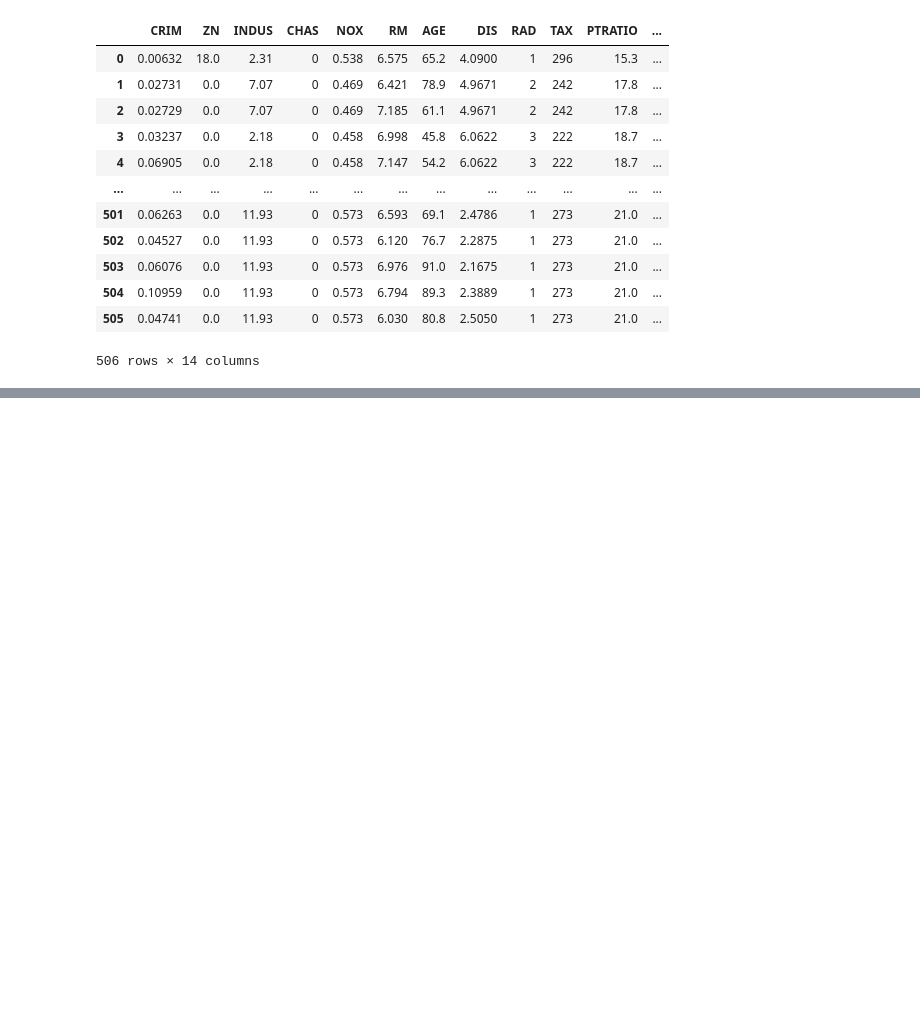
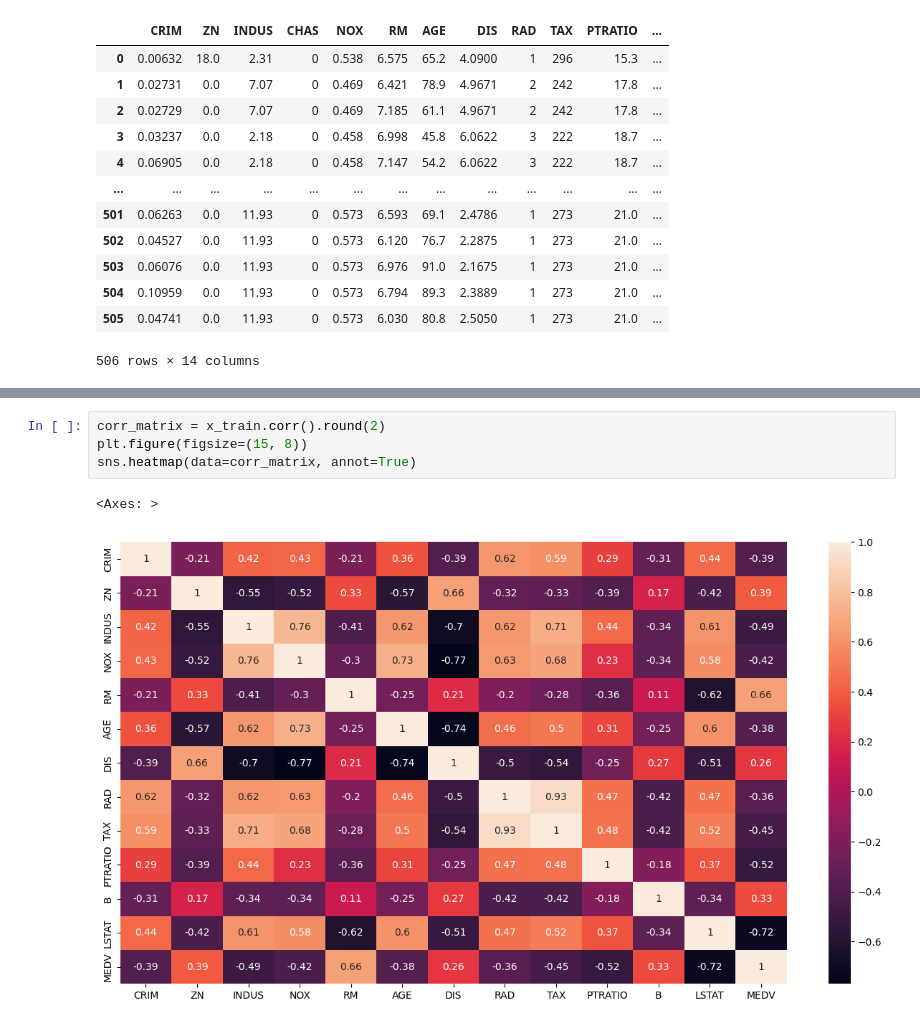
Before and after one commit to Navjit250/Ridge-Regression-Multicollinearity, a Jupyter notebook: BostonHousePrices.ipynb, the cells around one changed output, grey strips where cells are left out. Drawn from its saved outputs; the diff is of its cells as text; blank space fills up the shorter version.

```diff
--- a/BostonHousePrices.ipynb
+++ b/BostonHousePrices.ipynb
@@ -33,0 +75,7 @@ df
+# %%
+corr_matrix = x_train.corr().round(2)
+plt.figure(figsize=(15, 8))
+sns.heatmap(data=corr_matrix, annot=True)
+# %% [output]
+<Axes: >
+[figure, added]
```
Also changed, not shown: parts of 8 cells of this notebook.
